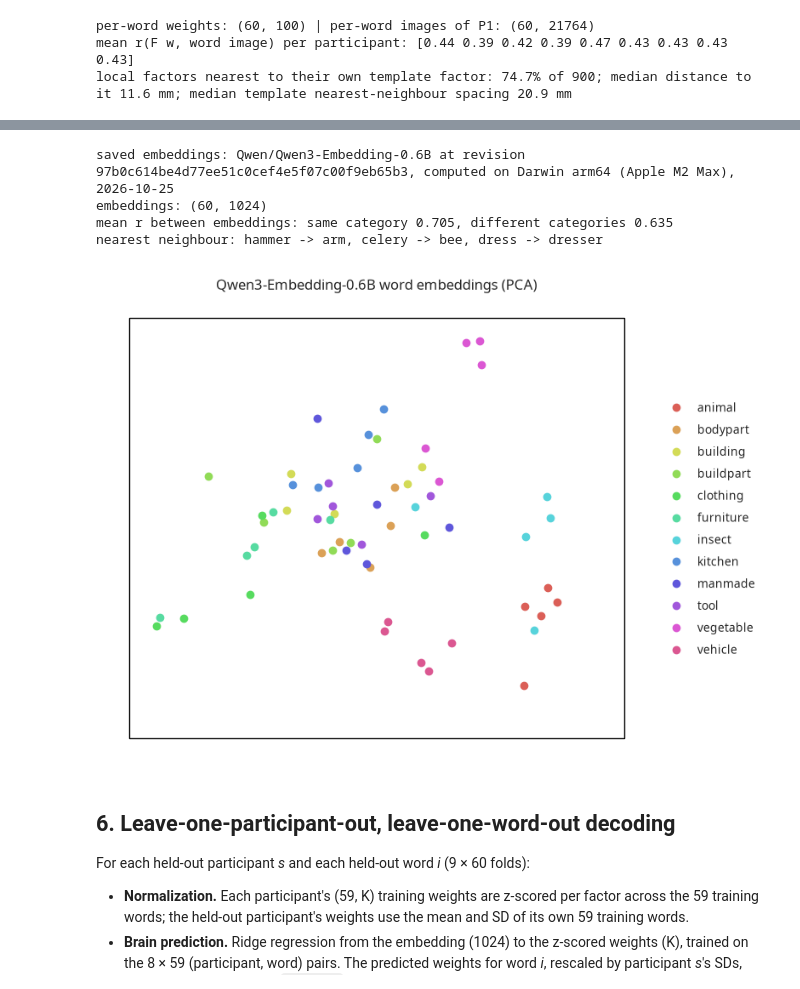
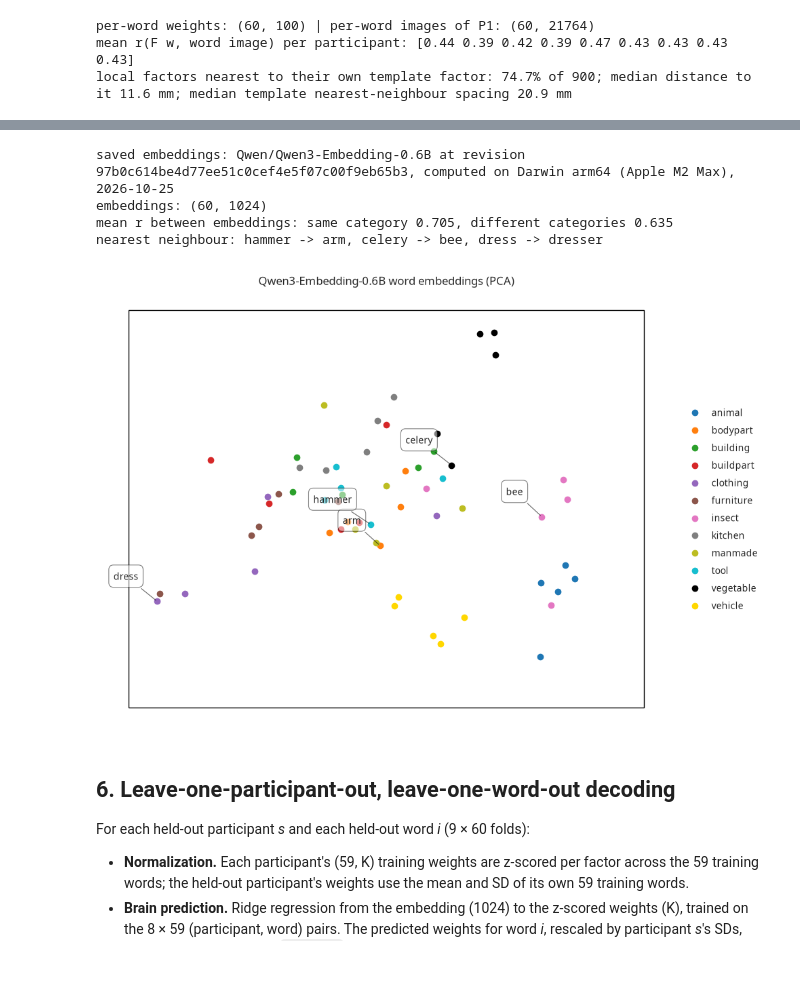
Before and after one commit to ContextLab/htfa, a Jupyter notebook: docs/tutorials/09_word_decoding_mitchell2008.ipynb, the cells around one changed output, grey strips where cells are left out. Cells and saved outputs as stored; diff of their text form; code cells hidden in the pictures.

```diff
--- a/docs/tutorials/09_word_decoding_mitchell2008.ipynb
+++ b/docs/tutorials/09_word_decoding_mitchell2008.ipynb
@@ -316,35 +316,40 @@ else:
         f"saved embeddings: {saved_E['embedding_model']} at revision "
         f"{saved_E['embedding_revision']}, computed on {saved_E['machine']}"
     )
 print("embeddings:", E.shape)
 C = np.corrcoef(E)
 same = np.equal.outer(vocab_cats, vocab_cats) & ~np.eye(60, dtype=bool)
 print(
     f"mean r between embeddings: same category {C[same].mean():.3f}, "
     f"different categories {C[~np.equal.outer(vocab_cats, vocab_cats)].mean():.3f}"
 )
 C_nn = np.where(np.eye(60, dtype=bool), -np.inf, C)
 nearest = {w: vocab[C_nn[vocab == w].argmax()] for w in ("hammer", "celery", "dress")}
 print("nearest neighbour:", ", ".join(f"{a} -> {b}" for a, b in nearest.items()))
+# tab10 plus two colors: 12 distinguishable colors, one per category
+palette = list(plt.get_cmap("tab10").colors) + ["black", "gold"]
+labelled = ("hammer", "arm", "celery", "bee", "dress")  # pairs printed above
 with warnings.catch_warnings():
     warnings.simplefilter("ignore", UserWarning)  # hypertools: ipympl not installed
     geo = hyp.plot(
         E,
         "o",
         hue=list(vocab_cats),
+        labels=[w if w in labelled else None for w in vocab],
+        palette=palette,
         ndims=2,
         reduce="PCA",
         legend=True,
         backend="matplotlib",
-        size=[8, 6],
+        size=[10, 7],
         title="Qwen3-Embedding-0.6B word embeddings (PCA)",
     )
 # %% [output]
 saved embeddings: Qwen/Qwen3-Embedding-0.6B at revision 97b0c614be4d77ee51c0cef4e5f07c00f9eb65b3, computed on Darwin arm64 (Apple M2 Max), 2026-10-25
 embeddings: (60, 1024)
 mean r between embeddings: same category 0.705, different categories 0.635
 nearest neighbour: hammer -> arm, celery -> bee, dress -> dresser
-[figure, old version]
+[figure, new version]
 # %% [markdown]
 ## 6. Leave-one-participant-out, leave-one-word-out decoding
 
```
Also changed, not shown: parts of 8 cells of this notebook.
